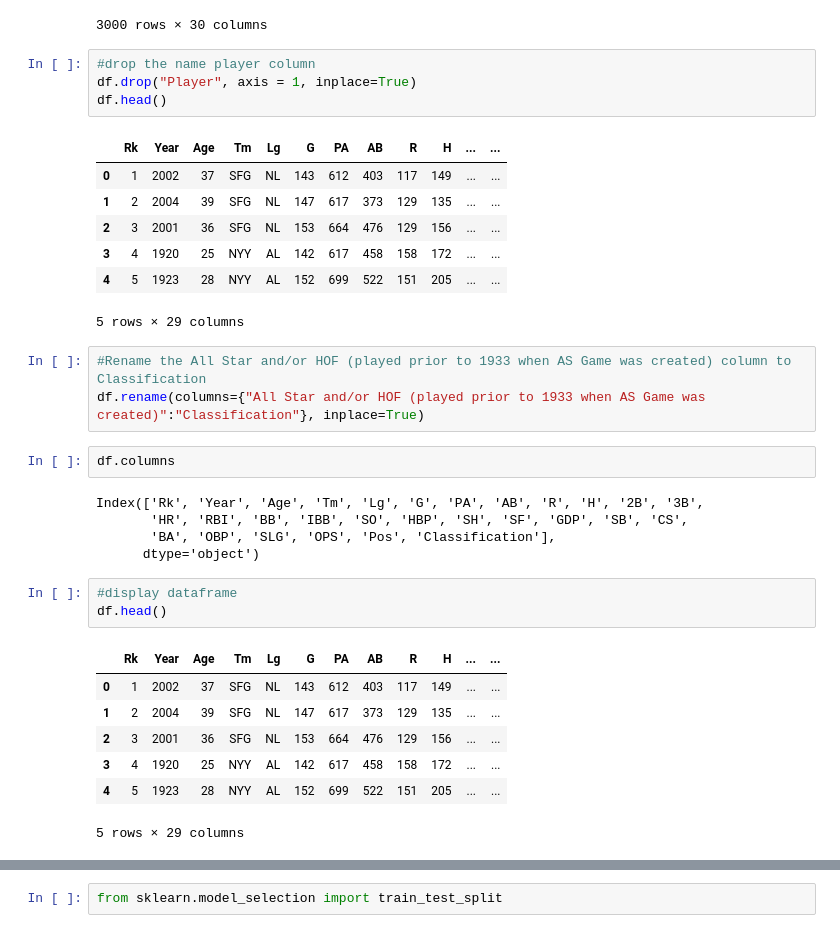
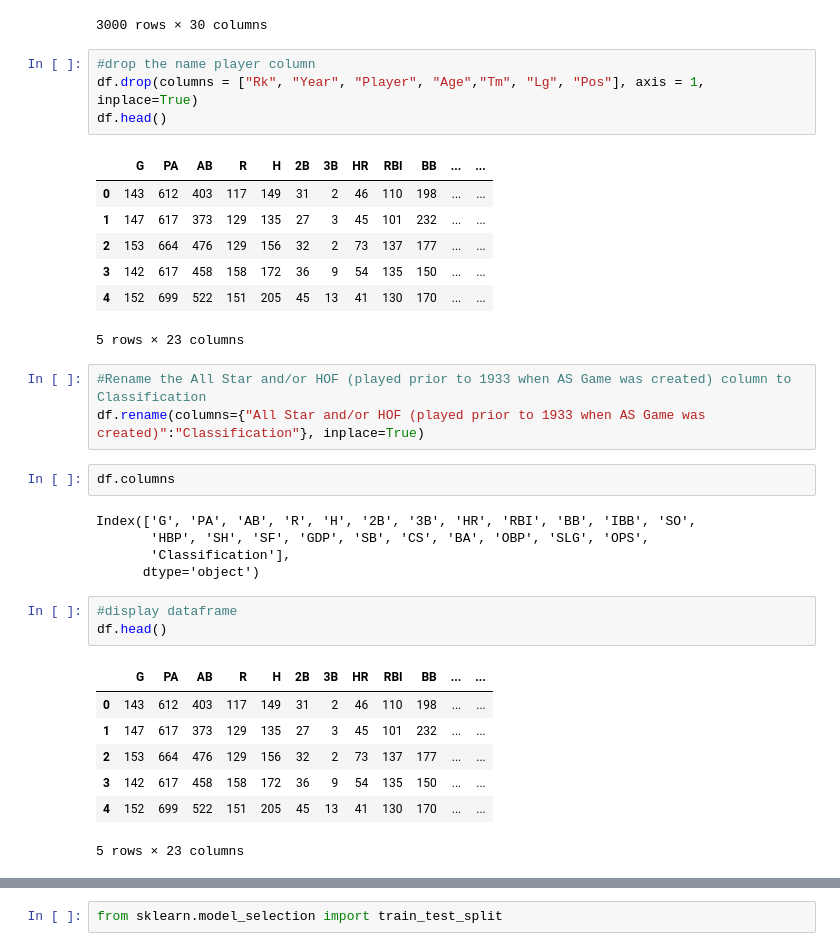
Before and after one commit to vadulas/Final_Project, a Jupyter notebook: all_star_prediction_model.ipynb, the cells around one changed output, grey strips where cells are left out. Saved outputs shown, nothing was run; the diff lists cells and outputs as text.

```diff
--- a/all_star_prediction_model.ipynb
+++ b/all_star_prediction_model.ipynb
@@ -78,36 +79,36 @@ df.isna()
 3000 rows × 30 columns
 # %%
 #drop the name player column
-df.drop("Player", axis = 1, inplace=True)
+df.drop(columns = ["Rk", "Year", "Player", "Age","Tm", "Lg", "Pos"], axis = 1, inplace=True)
 df.head()
 # %% [output]
-|  | Rk | Year | Age | Tm | Lg | G | PA | AB | R | H | ... | ... |
-| 0 | 1 | 2002 | 37 | SFG | NL | 143 | 612 | 403 | 117 | 149 | ... | ... |
-| 1 | 2 | 2004 | 39 | SFG | NL | 147 | 617 | 373 | 129 | 135 | ... | ... |
-| 2 | 3 | 2001 | 36 | SFG | NL | 153 | 664 | 476 | 129 | 156 | ... | ... |
-| 3 | 4 | 1920 | 25 | NYY | AL | 142 | 617 | 458 | 158 | 172 | ... | ... |
-| 4 | 5 | 1923 | 28 | NYY | AL | 152 | 699 | 522 | 151 | 205 | ... | ... |
+|  | G | PA | AB | R | H | 2B | 3B | HR | RBI | BB | ... | ... |
+| 0 | 143 | 612 | 403 | 117 | 149 | 31 | 2 | 46 | 110 | 198 | ... | ... |
+| 1 | 147 | 617 | 373 | 129 | 135 | 27 | 3 | 45 | 101 | 232 | ... | ... |
+| 2 | 153 | 664 | 476 | 129 | 156 | 32 | 2 | 73 | 137 | 177 | ... | ... |
+| 3 | 142 | 617 | 458 | 158 | 172 | 36 | 9 | 54 | 135 | 150 | ... | ... |
+| 4 | 152 | 699 | 522 | 151 | 205 | 45 | 13 | 41 | 130 | 170 | ... | ... |
-5 rows × 29 columns
+5 rows × 23 columns
 # %%
 #Rename the All Star and/or HOF (played prior to 1933 when AS Game was created) column to Classification
 df.rename(columns={"All Star and/or HOF (played prior to 1933 when AS Game was created)":"Classification"}, inplace=True)
 # %%
 df.columns
 # %% [output]
-Index(['Rk', 'Year', 'Age', 'Tm', 'Lg', 'G', 'PA', 'AB', 'R', 'H', '2B', '3B',
-       'HR', 'RBI', 'BB', 'IBB', 'SO', 'HBP', 'SH', 'SF', 'GDP', 'SB', 'CS',
-       'BA', 'OBP', 'SLG', 'OPS', 'Pos', 'Classification'],
+Index(['G', 'PA', 'AB', 'R', 'H', '2B', '3B', 'HR', 'RBI', 'BB', 'IBB', 'SO',
+       'HBP', 'SH', 'SF', 'GDP', 'SB', 'CS', 'BA', 'OBP', 'SLG', 'OPS',
+       'Classification'],
       dtype='object')
 # %%
 #display dataframe
 df.head()
 # %% [output]
-|  | Rk | Year | Age | Tm | Lg | G | PA | AB | R | H | ... | ... |
-| 0 | 1 | 2002 | 37 | SFG | NL | 143 | 612 | 403 | 117 | 149 | ... | ... |
-| 1 | 2 | 2004 | 39 | SFG | NL | 147 | 617 | 373 | 129 | 135 | ... | ... |
-| 2 | 3 | 2001 | 36 | SFG | NL | 153 | 664 | 476 | 129 | 156 | ... | ... |
-| 3 | 4 | 1920 | 25 | NYY | AL | 142 | 617 | 458 | 158 | 172 | ... | ... |
-| 4 | 5 | 1923 | 28 | NYY | AL | 152 | 699 | 522 | 151 | 205 | ... | ... |
+|  | G | PA | AB | R | H | 2B | 3B | HR | RBI | BB | ... | ... |
+| 0 | 143 | 612 | 403 | 117 | 149 | 31 | 2 | 46 | 110 | 198 | ... | ... |
+| 1 | 147 | 617 | 373 | 129 | 135 | 27 | 3 | 45 | 101 | 232 | ... | ... |
+| 2 | 153 | 664 | 476 | 129 | 156 | 32 | 2 | 73 | 137 | 177 | ... | ... |
+| 3 | 142 | 617 | 458 | 158 | 172 | 36 | 9 | 54 | 135 | 150 | ... | ... |
+| 4 | 152 | 699 | 522 | 151 | 205 | 45 | 13 | 41 | 130 | 170 | ... | ... |
-5 rows × 29 columns
+5 rows × 23 columns
 # %%
 #drop team and league columns
```
Also changed, not shown: parts of 9 cells of this notebook, 8 other files.
